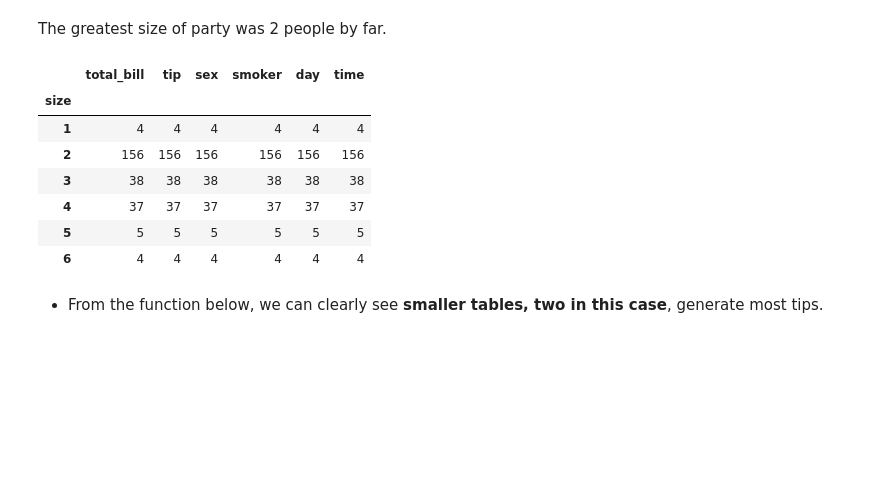
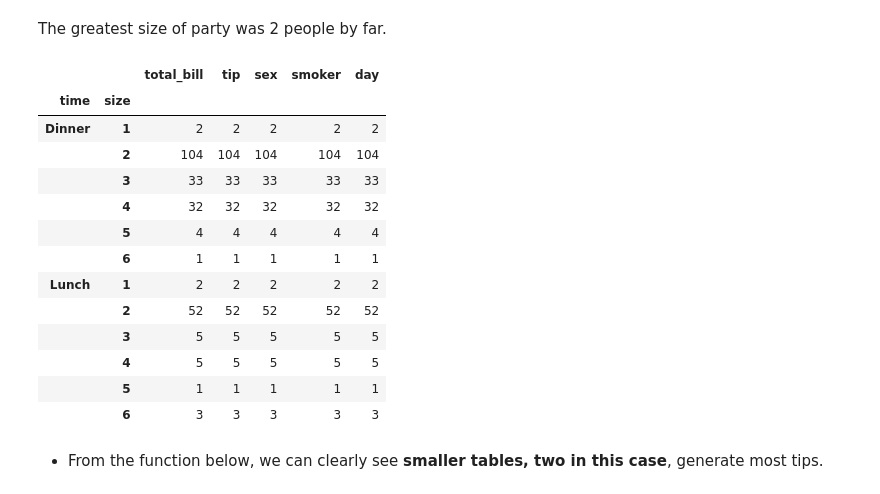
Before and after one commit to daithimarkham/Fund-Project-2019, a Jupyter notebook: The-Tips-Data-Set.ipynb, the cells around one changed output. Cells and saved outputs as stored; diff of their text form; code cells hidden in the pictures; blank space fills up the shorter version.

```diff
--- a/The-Tips-Data-Set.ipynb
+++ b/The-Tips-Data-Set.ipynb
@@ -395,16 +472,22 @@ df4.dropna() # displays the data
 # %% [markdown]
 The greatest size of party was 2 people by far.
 # %%
-df.groupby('size').count() # Function which counts the size of the parties.
+df.groupby(['time', 'size']).count() # Function which counts the size of the parties and dinner times.
 # %% [output]
-|  | total_bill | tip | sex | smoker | day | time |
-| size |  |  |  |  |  |  |
-| 1 | 4 | 4 | 4 | 4 | 4 | 4 |
-| 2 | 156 | 156 | 156 | 156 | 156 | 156 |
-| 3 | 38 | 38 | 38 | 38 | 38 | 38 |
-| 4 | 37 | 37 | 37 | 37 | 37 | 37 |
-| 5 | 5 | 5 | 5 | 5 | 5 | 5 |
-| 6 | 4 | 4 | 4 | 4 | 4 | 4 |
+|  |  | total_bill | tip | sex | smoker | day |
+| time | size |  |  |  |  |  |
+| Dinner | 1 | 2 | 2 | 2 | 2 | 2 |
+|  | 2 | 104 | 104 | 104 | 104 | 104 |
+|  | 3 | 33 | 33 | 33 | 33 | 33 |
+|  | 4 | 32 | 32 | 32 | 32 | 32 |
+|  | 5 | 4 | 4 | 4 | 4 | 4 |
+|  | 6 | 1 | 1 | 1 | 1 | 1 |
+| Lunch | 1 | 2 | 2 | 2 | 2 | 2 |
+|  | 2 | 52 | 52 | 52 | 52 | 52 |
+|  | 3 | 5 | 5 | 5 | 5 | 5 |
+|  | 4 | 5 | 5 | 5 | 5 | 5 |
+|  | 5 | 1 | 1 | 1 | 1 | 1 |
+|  | 6 | 3 | 3 | 3 | 3 | 3 |
 # %% [markdown]
 - From the function below, we can clearly see **smaller tables, two in this case**, generate most tips.
 # %%
```
Also changed, not shown: parts of 128 cells of this notebook, 1 other file.
